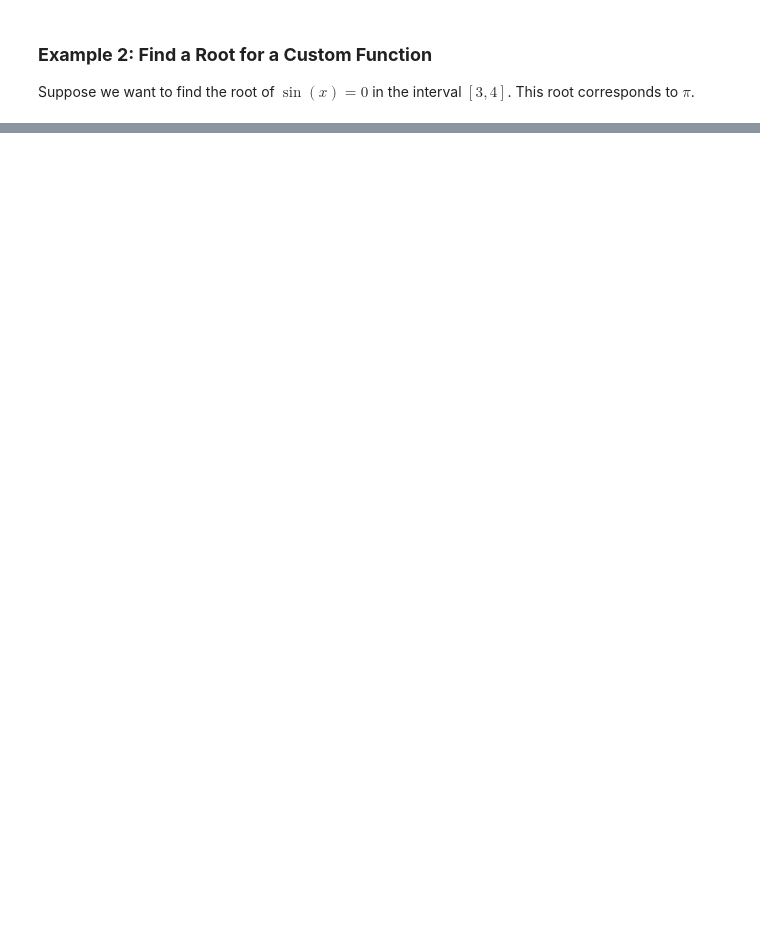
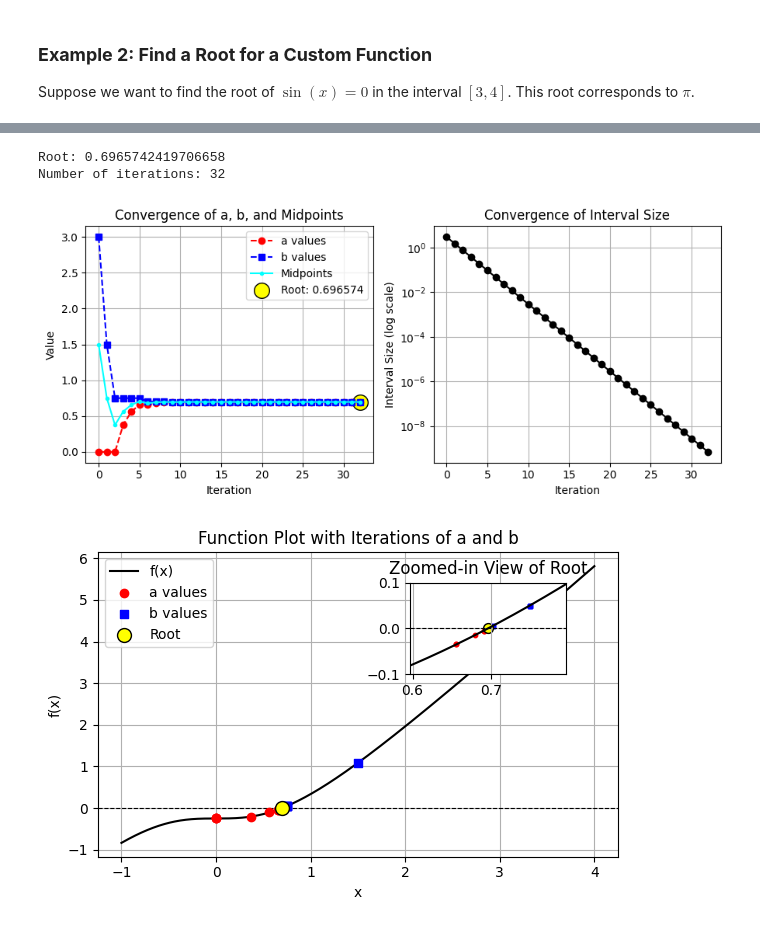
Before and after one commit to dmj-bu/bisection-method, a Jupyter notebook: tutorials/tutorial.ipynb, the cells around one changed output, grey strips where cells are left out. Cells and saved outputs as stored; diff of their text form; code cells hidden in the pictures; blank space fills up the shorter version.

```diff
--- a/tutorials/tutorial.ipynb
+++ b/tutorials/tutorial.ipynb
@@ -66,0 +120,39 @@ Number of iterations: 30
+# %%
+from bisectionmethod import bisection_method as bim
+import numpy as np
+import os
+from pathlib import Path
+
+
+def class_ex_1(w):
+    k = 1.0
+    l = 1.0
+    F = 0.25
+    val = 2.0 * k * (np.sqrt(l ** 2.0 + w **2.0) - l) * w / np.sqrt(l ** 2.0 + w ** 2.0) - F
+    return val
+
+# Define the interval
+a = 0  # Lower bound
+b = 3  # Upper bound
+
+# Run the bisection method
+result = bim.run_bisection_method(fcn=class_ex_1, a=a, b=b, tol_input=1e-9, tol_output=1e-30)
+
+# Extract results
+root = result["solution"]
+num_iter = result["num_iter"]
+
+# Print the results
+print("Root:", root)
+print("Number of iterations:", num_iter)
+
+# Plot the results
+fig_name_with_path = Path(os.getcwd()).resolve().joinpath("figs").resolve().joinpath("tutorial_4_bisection_results.png").resolve()
+bim.plot_bisection_results(result, fig_name_with_path)
+fig_name_with_path = Path(os.getcwd()).resolve().joinpath("figs").resolve().joinpath("tutorial_4_function_vis.png").resolve()
+bim.plot_function_with_inset(class_ex_1, result, fig_name_with_path)
+# %% [output]
+Root: 0.6965742419706658
+Number of iterations: 32
+[figure, added]
+[figure, added]
```
Also changed, not shown: parts of 5 cells of this notebook.
